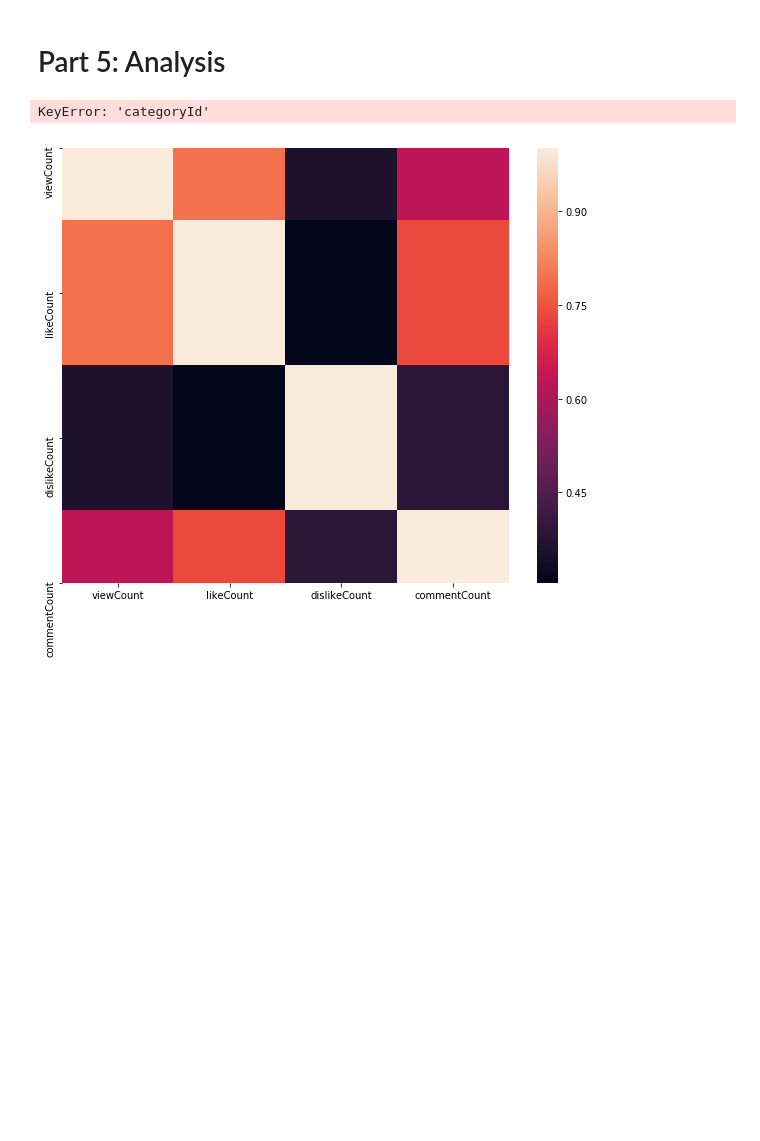
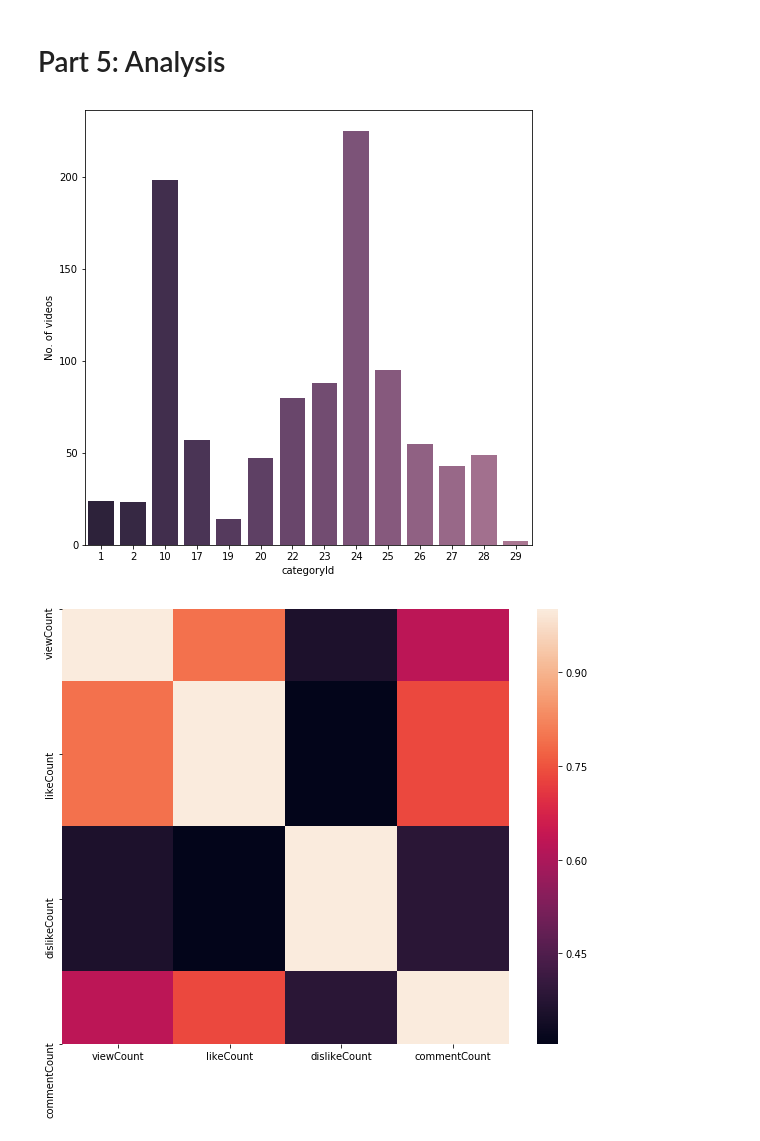
Before and after one commit to AdityaDarak22/video-streaming-data-analysis, a Jupyter notebook: src/youtube analysis.ipynb, the cells around one changed output. Drawn from its saved outputs; the diff is of its cells as text; code cells hidden in the pictures; blank space fills up the shorter version.

```diff
--- a/src/youtube analysis.ipynb
+++ b/src/youtube analysis.ipynb
@@ -669,25 +669,16 @@ import seaborn as sns
 # %%
 # What genre have more no. of popular videos for all regions
 
-temp = video_df.copy() #  Making a deep copy of df
-us_category_df.rename(columns={"id": "categoryId"})
-
-# merging Category df and video_df
-category = pd.merge_asof(temp.sort_values(by=['categoryId']), us_category_df.sort_values(by=['categoryId']), left_on='categoryId', right_on='categoryId')
-
-top_category = category.groupby("title_y").size().reset_index(name="viewCount").sort_values("viewCount", ascending=False)
+genre = video_df.groupby("categoryId").size().reset_index(name="viewCount").sort_values("viewCount", ascending=True)
 
 fig, ax = plt.subplots(figsize=(8,8))
-
-sns.barplot(x="title_y", y="viewCount", data=top_category,
+sns.barplot(x="categoryId", y="viewCount", data=genre,
                 palette=sns.cubehelix_palette(n_colors=25, reverse=True), ax=ax)
-ax.set(xlabel="Category Name", ylabel="No. of videos")
-plt.xlabel(ax.get_xlabel(), rotation=0)
-plt.xticks(rotation=90)
+ax.set(xlabel="categoryId", ylabel="No. of videos")
 
 plt.show()
 # %% [output]
-KeyError: 'categoryId'
+[figure, added]
 # %%
 # Is there correlation between "viewCount", "likeCount", "dislikeCount", "commentCount"?
 
```
